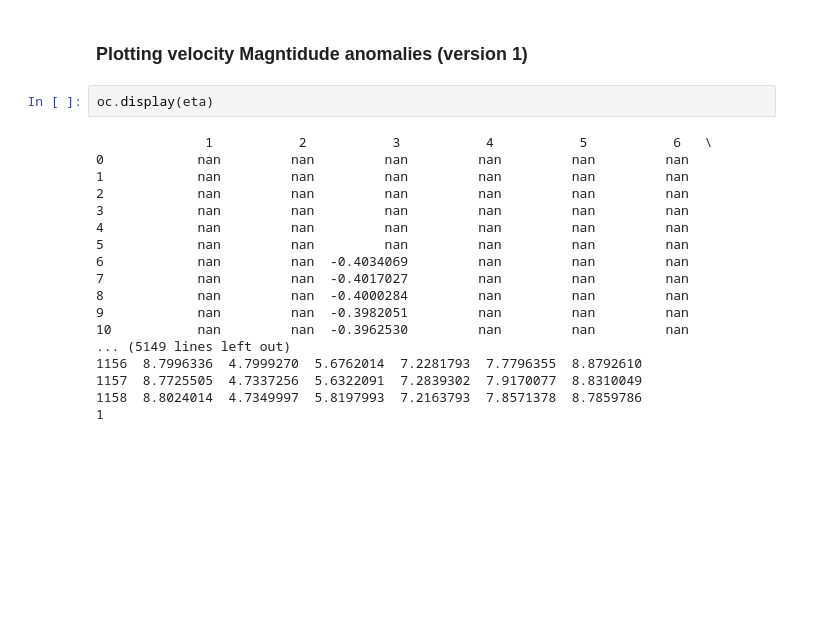
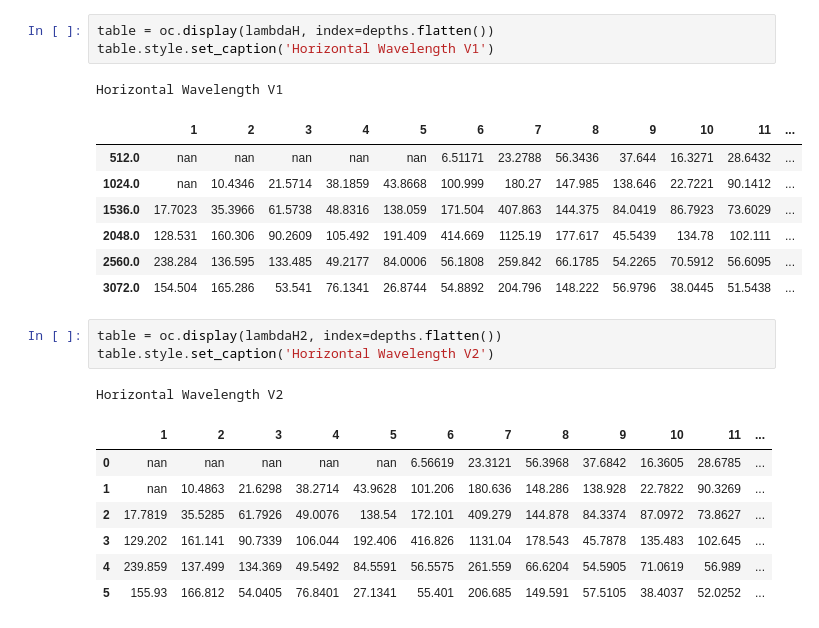
Before and after one commit to saltyPhysics/Lee_waves_dissertation, a Jupyter notebook: Potential-Energy-For-Internal-Waves.ipynb, the cells around one changed output. Saved outputs shown, nothing was run; the diff lists cells and outputs as text; blank space fills up the shorter version.

```diff
--- a/Potential-Energy-For-Internal-Waves.ipynb
+++ b/Potential-Energy-For-Internal-Waves.ipynb
@@ -288,22 +207,24 @@ oc.display(omega)
-# %% [markdown]
-### Plotting velocity  Magntidude anomalies (version 1)
-# %%
-oc.display(eta)
-# %% [output]
-              1           2           3           4           5           6   \
-0            nan         nan         nan         nan         nan         nan
-1            nan         nan         nan         nan         nan         nan
-2            nan         nan         nan         nan         nan         nan
-3            nan         nan         nan         nan         nan         nan
-4            nan         nan         nan         nan         nan         nan
-5            nan         nan         nan         nan         nan         nan
-6            nan         nan  -0.4034069         nan         nan         nan
-7            nan         nan  -0.4017027         nan         nan         nan
-8            nan         nan  -0.4000284         nan         nan         nan
-9            nan         nan  -0.3982051         nan         nan         nan
-10           nan         nan  -0.3962530         nan         nan         nan
-... (5149 lines left out)
-1156  8.7996336  4.7999270  5.6762014  7.2281793  7.7796355  8.8792610
-1157  8.7725505  4.7337256  5.6322091  7.2839302  7.9170077  8.8310049
-1158  8.8024014  4.7349997  5.8197993  7.2163793  7.8571378  8.7859786
-1
+# %%
+table = oc.display(lambdaH, index=depths.flatten())
+table.style.set_caption('Horizontal Wavelength V1')
+# %% [output]
+Horizontal Wavelength V1
+|  | 1 | 2 | 3 | 4 | 5 | 6 | 7 | 8 | 9 | 10 | 11 | ... |
+| 512.0 | nan | nan | nan | nan | nan | 6.51171 | 23.2788 | 56.3436 | 37.644 | 16.3271 | 28.6432 | ... |
+| 1024.0 | nan | 10.4346 | 21.5714 | 38.1859 | 43.8668 | 100.999 | 180.27 | 147.985 | 138.646 | 22.7221 | 90.1412 | ... |
+| 1536.0 | 17.7023 | 35.3966 | 61.5738 | 48.8316 | 138.059 | 171.504 | 407.863 | 144.375 | 84.0419 | 86.7923 | 73.6029 | ... |
+| 2048.0 | 128.531 | 160.306 | 90.2609 | 105.492 | 191.409 | 414.669 | 1125.19 | 177.617 | 45.5439 | 134.78 | 102.111 | ... |
+| 2560.0 | 238.284 | 136.595 | 133.485 | 49.2177 | 84.0006 | 56.1808 | 259.842 | 66.1785 | 54.2265 | 70.5912 | 56.6095 | ... |
+| 3072.0 | 154.504 | 165.286 | 53.541 | 76.1341 | 26.8744 | 54.8892 | 204.796 | 148.222 | 56.9796 | 38.0445 | 51.5438 | ... |
+# %%
+table = oc.display(lambdaH2, index=depths.flatten())
+table.style.set_caption('Horizontal Wavelength V2')
+# %% [output]
+Horizontal Wavelength V2
+|  | 1 | 2 | 3 | 4 | 5 | 6 | 7 | 8 | 9 | 10 | 11 | ... |
+| 0 | nan | nan | nan | nan | nan | 6.56619 | 23.3121 | 56.3968 | 37.6842 | 16.3605 | 28.6785 | ... |
+| 1 | nan | 10.4863 | 21.6298 | 38.2714 | 43.9628 | 101.206 | 180.636 | 148.286 | 138.928 | 22.7822 | 90.3269 | ... |
+| 2 | 17.7819 | 35.5285 | 61.7926 | 49.0076 | 138.54 | 172.101 | 409.279 | 144.878 | 84.3374 | 87.0972 | 73.8627 | ... |
+| 3 | 129.202 | 161.141 | 90.7339 | 106.044 | 192.406 | 416.826 | 1131.04 | 178.543 | 45.7878 | 135.483 | 102.645 | ... |
+| 4 | 239.859 | 137.499 | 134.369 | 49.5492 | 84.5591 | 56.5575 | 261.559 | 66.6204 | 54.5905 | 71.0619 | 56.989 | ... |
+| 5 | 155.93 | 166.812 | 54.0405 | 76.8401 | 27.1341 | 55.401 | 206.685 | 149.591 | 57.5105 | 38.4037 | 52.0252 | ... |
```
Also changed, not shown: parts of 22 cells of this notebook, 3 other files.
